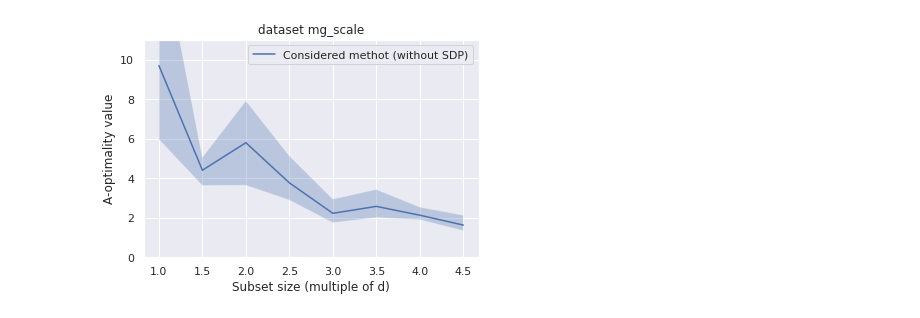
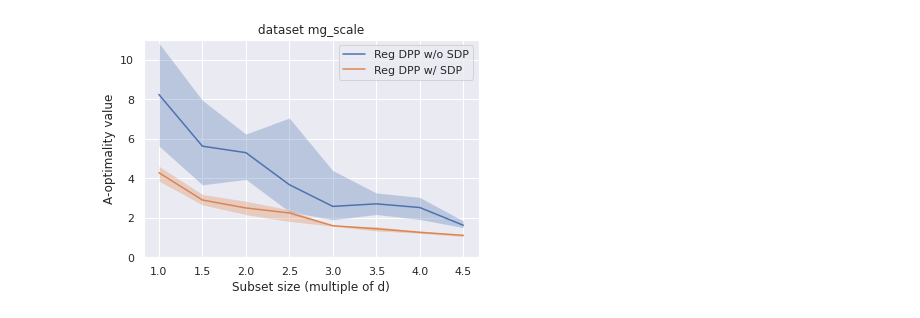
Before and after one commit to sverdoot/regularized-dpp, a Jupyter notebook: notebooks/demo.ipynb, the cells around one changed output. Drawn from its saved outputs; the diff is of its cells as text; code cells hidden in the pictures.

Commit message:
added method with sdp

```diff
--- a/notebooks/demo.ipynb
+++ b/notebooks/demo.ipynb
@@ -25,2 +20,4 @@ Y = data[:, :1].astype(float)
+# %%
+X = load_libsvm_data(dataset)
 # %%
 n, d = X.shape
@@ -28,24 +45,27 @@ n, d = X.shape
 # from tqdm import tqdm
 from tqdm.notebook import trange, tqdm
 
-k_range = np.arange(d, 5*d, 3)
-n_repeat = 5
-A_criteria = np.empty((len(k_range), n_repeat))
-times = np.empty(len(k_range))
+for method, params in config["methods"].items():
+    for k_id, k in tqdm(list(enumerate(k_range))):
+        print(f'Looking for subset of size {k}')
+        A = 1./n * np.eye(d)
 
-for k_id, k in tqdm(list(enumerate(k_range))):
-    print(f'Looking for subset of size {k}')
-    A = 1./n * np.eye(d)
-    p = np.ones(n) * k / n
+        if "reg_dpp" in method:
+            sampler = RegDPP()
+            if params["sdp"]:
+                p = get_optimal_weights(X, A, k)
+            else:
+                p = np.ones(n) * k / n
+        else:
+            raise KeyError("sampler undefined")
 
-    sampler = RegDPP()
-    for rep_id in trange(n_repeat):
-        S = sampler(X, A, p)
+        for rep_id in trange(n_repeat):
+            S = sampler(X, A, p)
 
-        X_S = X[S]
-        subset_cov = X_S.T @ X_S
-        A_optimal_criterium = np.trace(np.linalg.inv(subset_cov + A))
-        A_criteria[k_id, rep_id] = A_optimal_criterium
-    print(f'Time of sampling: {np.mean(sampler.time_cnts):.3f} +- {1.96 * np.std(sampler.time_cnts):.3f}')
+            X_S = X[S]
+            subset_cov = X_S.T @ X_S
+            A_optimal_criterium = A_opt_criterion(subset_cov, A)
+            A_criteria[params["name"]][k_id, rep_id] = A_optimal_criterium
+        print(f'Time of sampling: {np.mean(sampler.time_cnts):.3f} +- {1.96 * np.std(sampler.time_cnts):.3f}')
 # %% [output]
 Looking for subset of size 6
@@ -67,21 +93,21 @@ Time of sampling: 0.759 +- 0.284
 # %%
 from matplotlib import pyplot as plt
 import seaborn as sns
 from scipy import stats
 
 sns.set_theme()
 
-label = "Considered methot (without SDP)"
-plt.plot(k_range / d, A_criteria.mean(1), label=label)
+for name, a_value in A_criteria.items():
+    plt.plot(k_range / d, a_value.mean(1), label=name)
 
-ci = stats.bootstrap((A_criteria.T,), np.mean, axis=0, confidence_level=0.95).confidence_interval
-plt.fill_between(k_range / d, ci.low, ci.high, alpha=0.3)
+    ci = stats.bootstrap((a_value.T,), np.mean, axis=0, confidence_level=0.95).confidence_interval
+    plt.fill_between(k_range / d, ci.low, ci.high, alpha=0.3)
 
 plt.ylim(0, 11)
 plt.xlabel('Subset size (multiple of d)')
 plt.ylabel('A-optimality value')
 plt.title(f'dataset {dataset}')
 plt.legend()
 plt.show()
 # %% [output]
-[figure, old version]
+[figure, new version]
```
Also changed, not shown: parts of 6 cells of this notebook, 16 other files.
